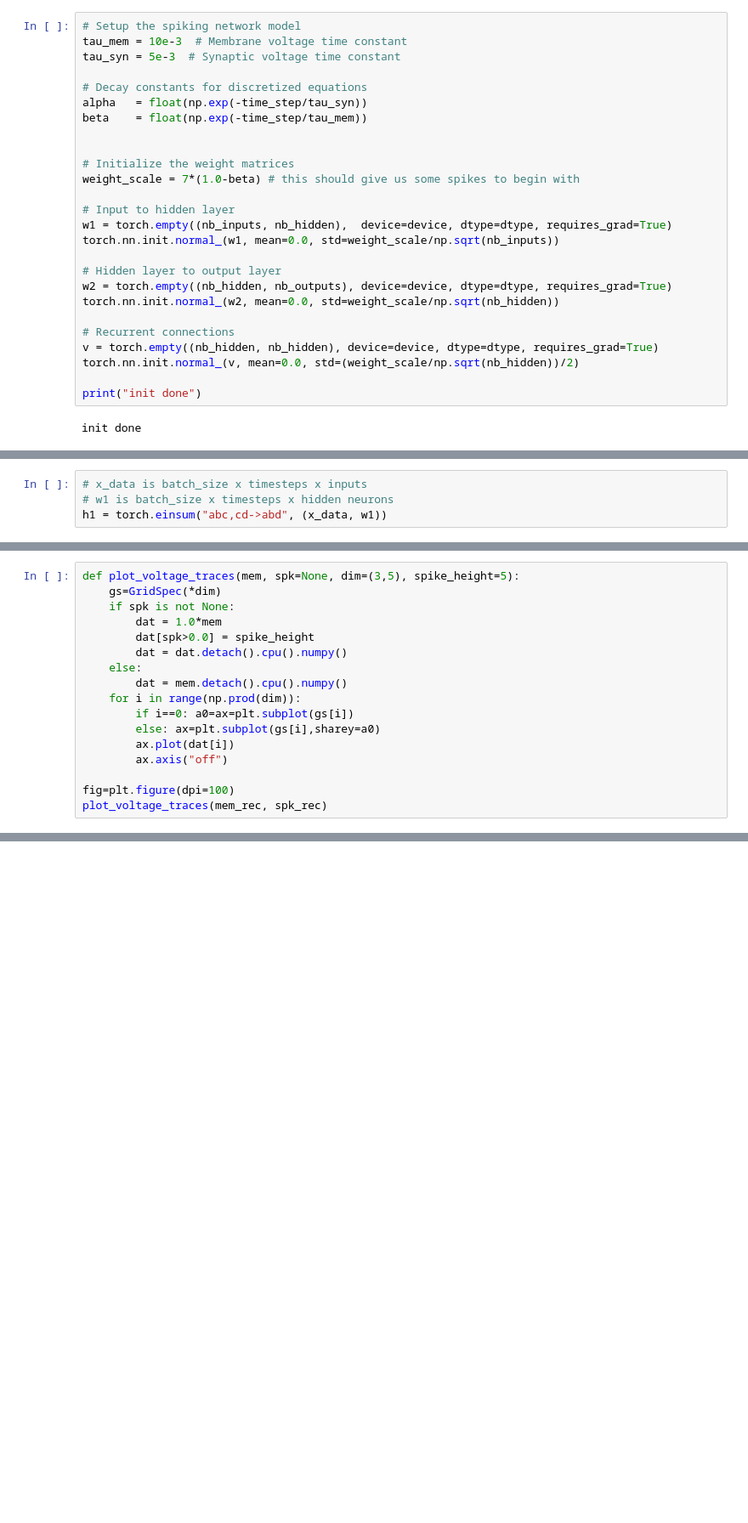
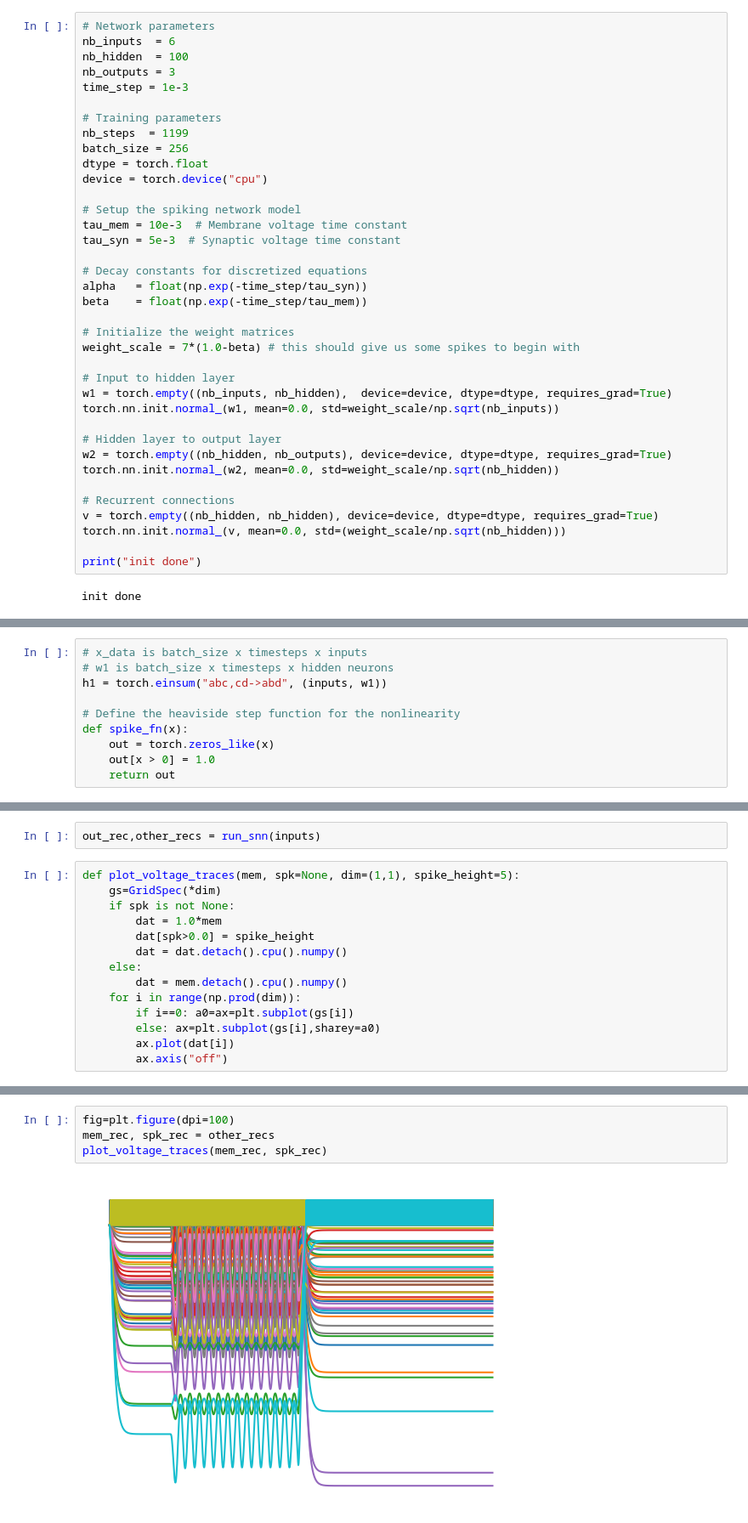
Before and after one commit to ZachLoschin/SpikingNerualNetworks, a Jupyter notebook: RLS training/LIFNeuron.ipynb, the cells around one changed output, grey strips where cells are left out. Shown at 85% size. Cells and saved outputs as stored; diff of their text form; blank space fills up the shorter version.

```diff
--- a/RLS training/LIFNeuron.ipynb
+++ b/RLS training/LIFNeuron.ipynb
@@ -41,4 +39,16 @@ sns.despine()
 # %%
+# Network parameters
+nb_inputs  = 6
+nb_hidden  = 100
+nb_outputs = 3
+time_step = 1e-3
+
+# Training parameters
+nb_steps  = 1199
+batch_size = 256
+dtype = torch.float
+device = torch.device("cpu")
+
 # Setup the spiking network model
 tau_mem = 10e-3  # Membrane voltage time constant
 tau_syn = 5e-3  # Synaptic voltage time constant
@@ -46,7 +56,6 @@ tau_syn = 5e-3  # Synaptic voltage time constant
 # Decay constants for discretized equations
 alpha   = float(np.exp(-time_step/tau_syn))
 beta    = float(np.exp(-time_step/tau_mem))
-
 
 # Initialize the weight matrices
 weight_scale = 7*(1.0-beta) # this should give us some spikes to begin with
@@ -61,7 +70,7 @@ torch.nn.init.normal_(w2, mean=0.0, std=weight_scale/np.sqrt(nb_hidden))
 
 # Recurrent connections
 v = torch.empty((nb_hidden, nb_hidden), device=device, dtype=dtype, requires_grad=True)
-torch.nn.init.normal_(v, mean=0.0, std=(weight_scale/np.sqrt(nb_hidden))/2)
+torch.nn.init.normal_(v, mean=0.0, std=(weight_scale/np.sqrt(nb_hidden)))
 
 print("init done")
 # %% [output]
@@ -69,4 +133,10 @@ init done
 # %%
 # x_data is batch_size x timesteps x inputs
 # w1 is batch_size x timesteps x hidden neurons
-h1 = torch.einsum("abc,cd->abd", (x_data, w1))
+h1 = torch.einsum("abc,cd->abd", (inputs, w1))
+
+# Define the heaviside step function for the nonlinearity
+def spike_fn(x):
+    out = torch.zeros_like(x)
+    out[x > 0] = 1.0
+    return out
@@ -110,5 +187,7 @@ spk_rec = torch.stack(spk_rec,dim=1)
+# %%
+out_rec,other_recs = run_snn(inputs)
 # %%
-def plot_voltage_traces(mem, spk=None, dim=(3,5), spike_height=5):
+def plot_voltage_traces(mem, spk=None, dim=(1,1), spike_height=5):
     gs=GridSpec(*dim)
     if spk is not None:
         dat = 1.0*mem
@@ -121,6 +200,3 @@ def plot_voltage_traces(mem, spk=None, dim=(3,5), spike_height=5):
         else: ax=plt.subplot(gs[i],sharey=a0)
         ax.plot(dat[i])
         ax.axis("off")
-
-fig=plt.figure(dpi=100)
-plot_voltage_traces(mem_rec, spk_rec)
@@ -128,0 +203,6 @@ plot_voltage_traces(mem_rec, spk_rec)
+# %%
+fig=plt.figure(dpi=100)
+mem_rec, spk_rec = other_recs
+plot_voltage_traces(mem_rec, spk_rec)
+# %% [output]
+[figure, added]
```
Also changed, not shown: parts of 17 cells of this notebook.
